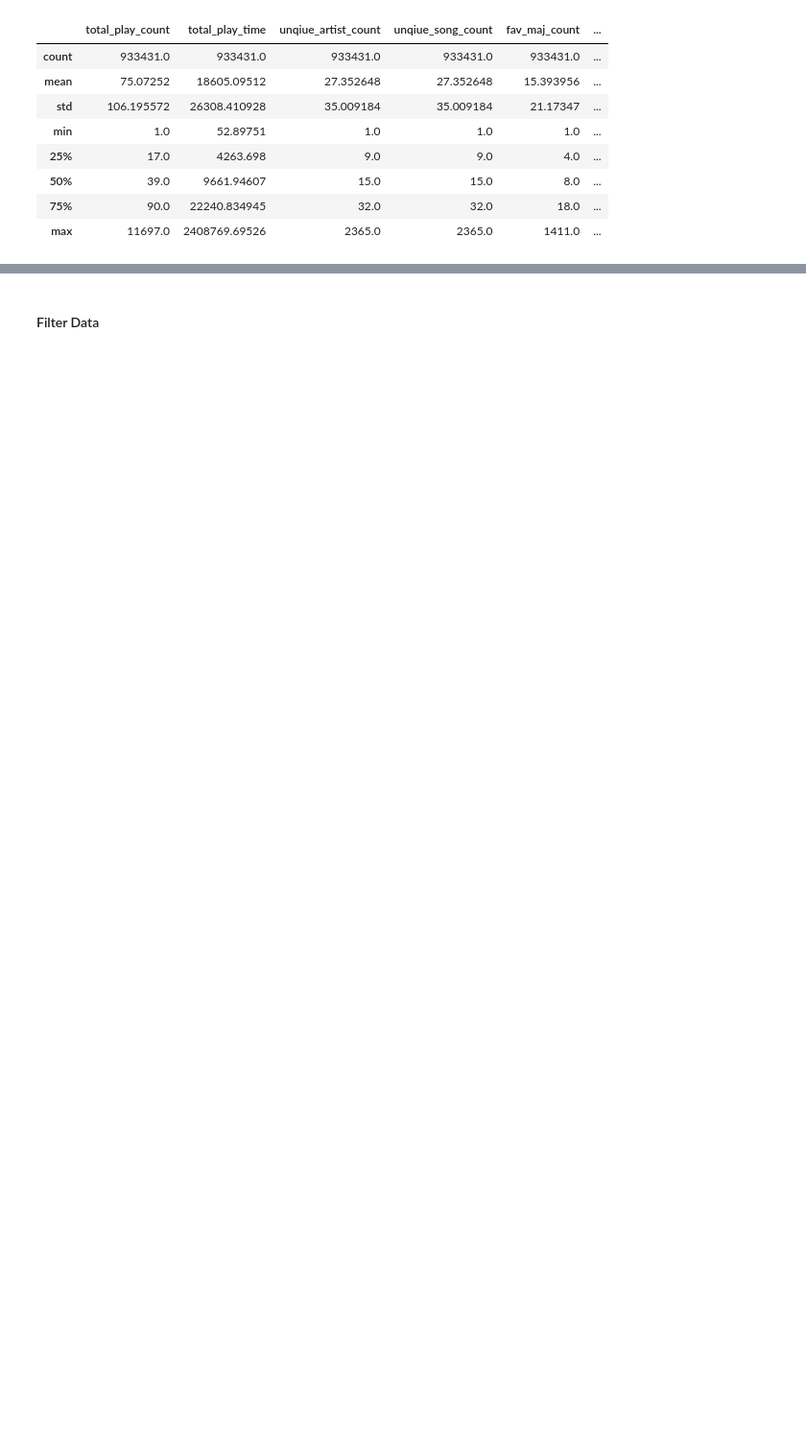
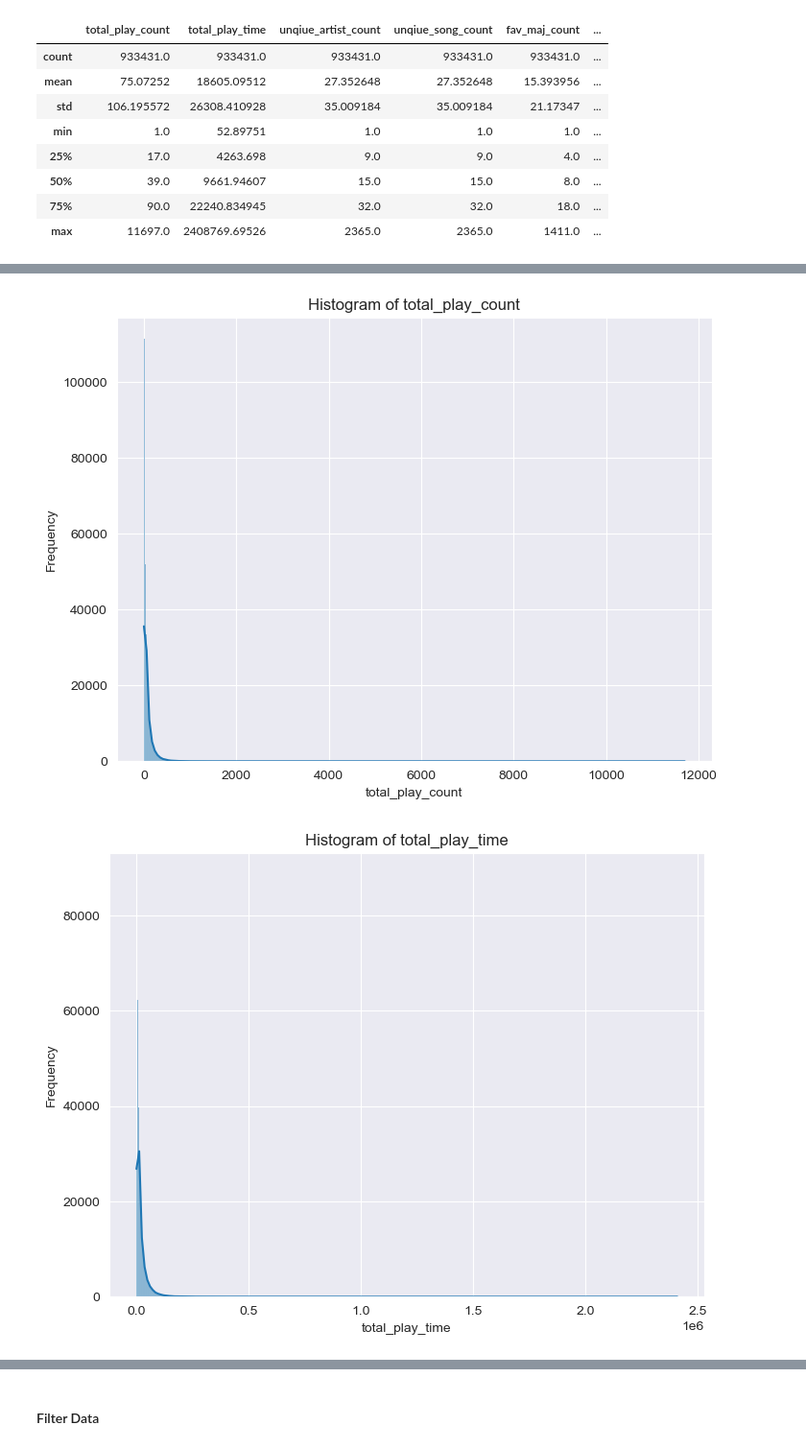
Before and after one commit to DirtyChay/music-recommender, a Jupyter notebook: 2. DSE 220 Milestone 4 Preprocessing.ipynb, the cells around one changed output, grey strips where cells are left out. Shown at 96% size. Saved outputs shown, nothing was run; the diff lists cells and outputs as text; code cells hidden in the pictures; blank space fills up the shorter version.

```diff
--- a/2. DSE 220 Milestone 4 Preprocessing.ipynb
+++ b/2. DSE 220 Milestone 4 Preprocessing.ipynb
@@ -74,0 +76,13 @@ users_df[hist_var].plot(
+# %%
+numerical_cols = users_df.select_dtypes(include=np.number).columns
+
+for col in numerical_cols:
+    plt.figure(figsize=(8, 6))
+    sns.histplot(users_df[col], kde=True)
+    plt.title(f'Histogram of {col}')
+    plt.xlabel(col)
+    plt.ylabel('Frequency')
+    plt.show()
+# %% [output]
+[figure, added]
+[figure, added]
```
Also changed, not shown: parts of 13 cells of this notebook, 1 other file.
